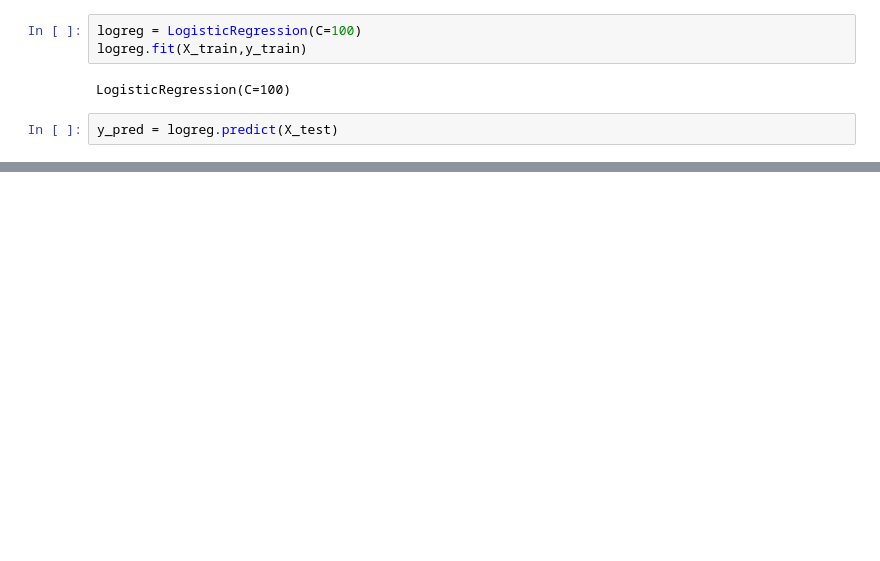
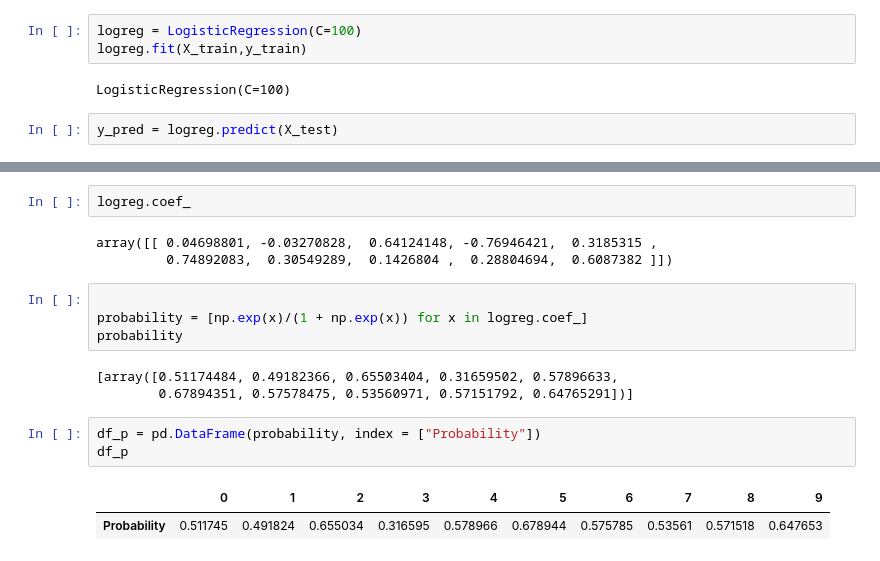
Before and after one commit to chuaqindi/sc1015-miniproject, a Jupyter notebook: logistic_regression.ipynb, the cells around one changed output, grey strips where cells are left out. Drawn from its saved outputs; the diff is of its cells as text; blank space fills up the shorter version.

```diff
--- a/logistic_regression.ipynb
+++ b/logistic_regression.ipynb
@@ -408,2 +408,18 @@ plt.show()
-# %% [markdown]
-## <span style=color:white>  worse than using only 6 variabbles
+# %%
+logreg.coef_
+# %% [output]
+array([[ 0.04698801, -0.03270828,  0.64124148, -0.76946421,  0.3185315 ,
+         0.74892083,  0.30549289,  0.1426804 ,  0.28804694,  0.6087382 ]])
+# %%
+
+probability = [np.exp(x)/(1 + np.exp(x)) for x in logreg.coef_]
+probability
+# %% [output]
+[array([0.51174484, 0.49182366, 0.65503404, 0.31659502, 0.57896633,
+        0.67894351, 0.57578475, 0.53560971, 0.57151792, 0.64765291])]
+# %%
+df_p = pd.DataFrame(probability, index = ["Probability"])
+df_p
+# %% [output]
+|  | 0 | 1 | 2 | 3 | 4 | 5 | 6 | 7 | 8 | 9 |
+| Probability | 0.511745 | 0.491824 | 0.655034 | 0.316595 | 0.578966 | 0.678944 | 0.575785 | 0.53561 | 0.571518 | 0.647653 |
```
Also changed, not shown: parts of 5 cells of this notebook.
